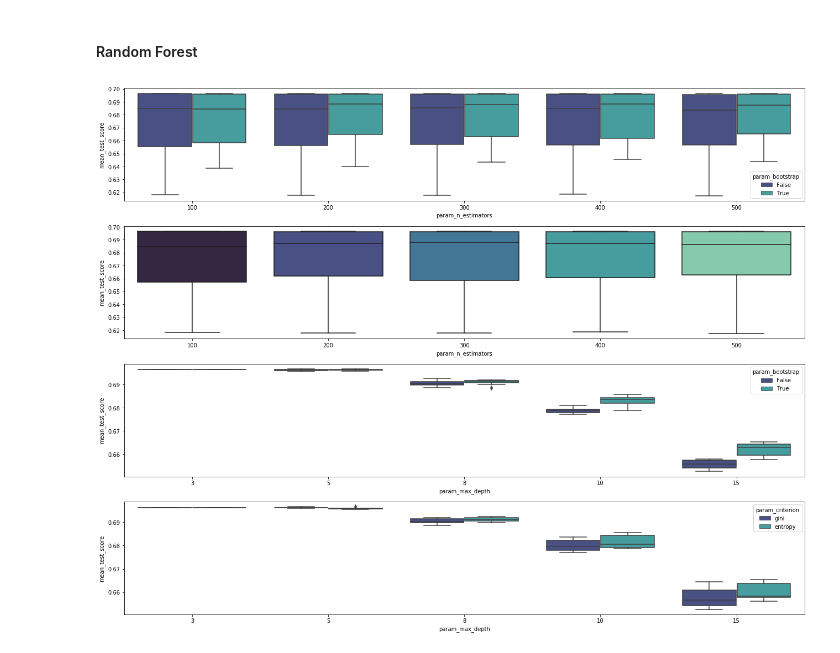
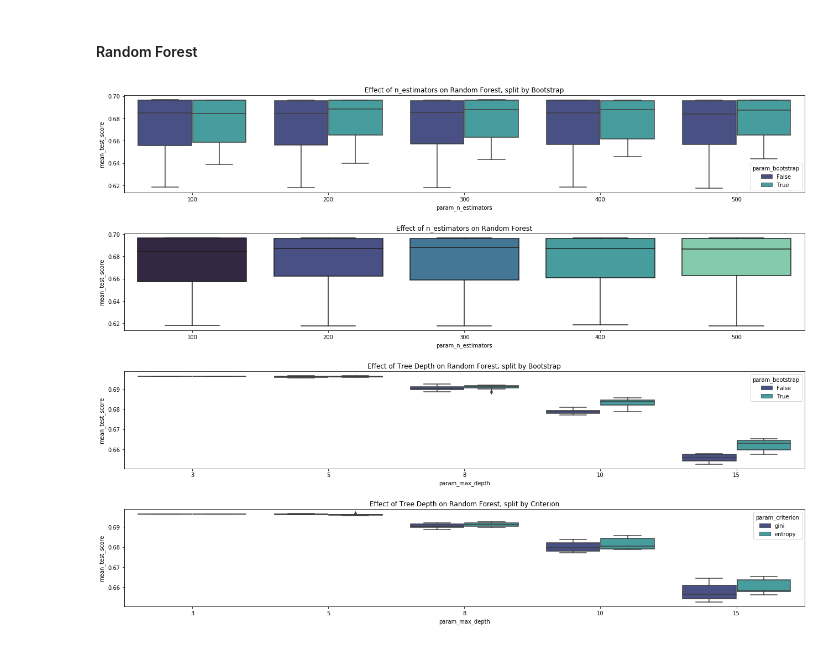
Before and after one commit to christinejiang11/personal_projects, a Jupyter notebook: Homer_Recommendation/Homer_CTP_Classification.ipynb, the cells around one changed output. Drawn from its saved outputs; the diff is of its cells as text; code cells hidden in the pictures.

Commit message:
formatting graphs

```diff
--- a/Homer_Recommendation/Homer_CTP_Classification.ipynb
+++ b/Homer_Recommendation/Homer_CTP_Classification.ipynb
@@ -508,10 +508,15 @@ plt.tight_layout()
 # %%
 #How does the number of estimators, the depth of the tree, the bootstrap method, and the criterion method impact model performance?
 figure, subaxes = plt.subplots(4,1,figsize=(18,14))
 sns.boxplot(rf_df['param_n_estimators'], rf_df['mean_test_score'], hue=rf_df['param_bootstrap'], palette='mako', ax=subaxes[0])
+subaxes[0].set_title('Effect of n_estimators on Random Forest, split by Bootstrap')
 sns.boxplot(rf_df['param_n_estimators'], rf_df['mean_test_score'], palette='mako', ax=subaxes[1])
+subaxes[1].set_title('Effect of n_estimators on Random Forest')
 sns.boxplot(rf_df['param_max_depth'], rf_df['mean_test_score'], rf_df['param_bootstrap'],palette='mako', ax=subaxes[2])
+subaxes[2].set_title('Effect of Tree Depth on Random Forest, split by Bootstrap')
 sns.boxplot(rf_df['param_max_depth'], rf_df['mean_test_score'], rf_df['param_criterion'],palette='mako', ax=subaxes[3])
+subaxes[3].set_title('Effect of Tree Depth on Random Forest, split by Criterion')
+figure.subplots_adjust(hspace = 10)
 plt.tight_layout()
 # %% [output]
-[figure, old version]
+[figure, new version]
```
